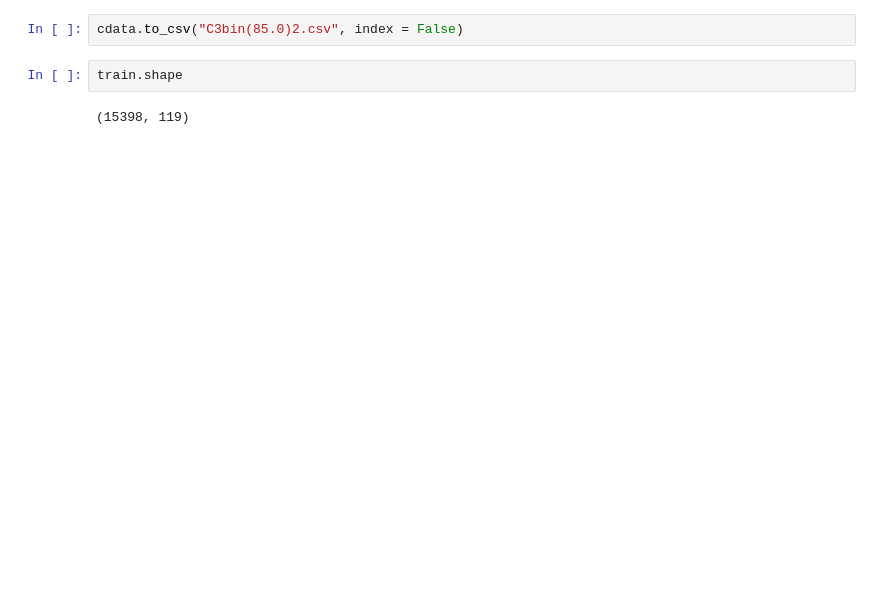
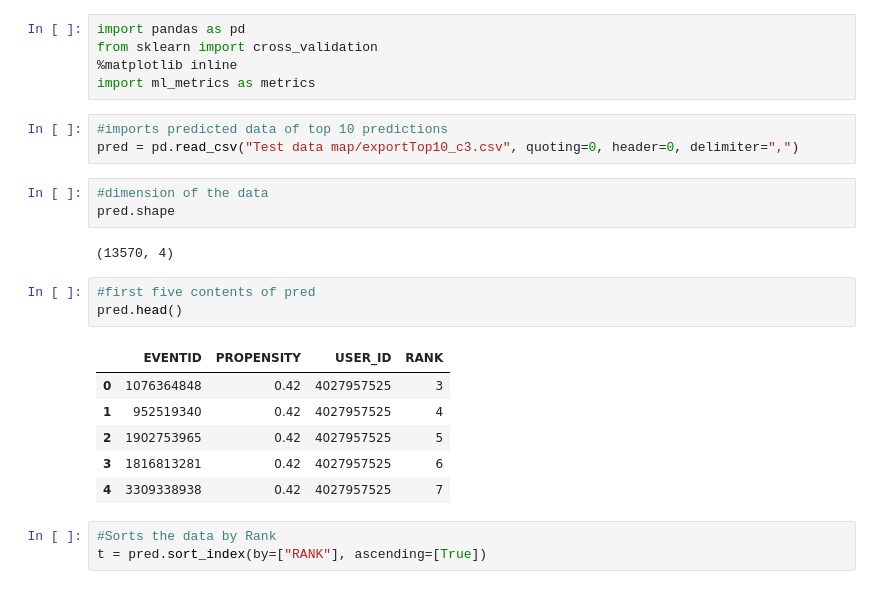
Before and after one commit to richardsop/Events, a Jupyter notebook: Mapk measure.ipynb, the cells around one changed output. Saved outputs shown, nothing was run; the diff lists cells and outputs as text; blank space fills up the shorter version.

```diff
--- a/Mapk measure.ipynb
+++ b/Mapk measure.ipynb
@@ -120,6 +1,26 @@ cdata =train[["Locale","BirthYear","Gender","JoinedAt","Location","Timezone","In
-# %%
-cdata.to_csv("C3bin(85.0)2.csv", index = False)
-# %%
-train.shape
-# %% [output]
-(15398, 119)
+# %%
+import pandas as pd
+from sklearn import cross_validation
+%matplotlib inline
+import ml_metrics as metrics
+# %%
+#imports predicted data of top 10 predictions
+pred = pd.read_csv("Test data map/exportTop10_c3.csv", quoting=0, header=0, delimiter=",")
+# %%
+#dimension of the data
+pred.shape
+# %% [output]
+(13570, 4)
+# %%
+#first five contents of pred
+pred.head()
+# %% [output]
+|  | EVENTID | PROPENSITY | USER_ID | RANK |
+| 0 | 1076364848 | 0.42 | 4027957525 | 3 |
+| 1 | 952519340 | 0.42 | 4027957525 | 4 |
+| 2 | 1902753965 | 0.42 | 4027957525 | 5 |
+| 3 | 1816813281 | 0.42 | 4027957525 | 6 |
+| 4 | 3309338938 | 0.42 | 4027957525 | 7 |
+# %%
+#Sorts the data by Rank
+t = pred.sort_index(by=["RANK"], ascending=[True])
```
Also changed, not shown: parts of 51 cells of this notebook.
